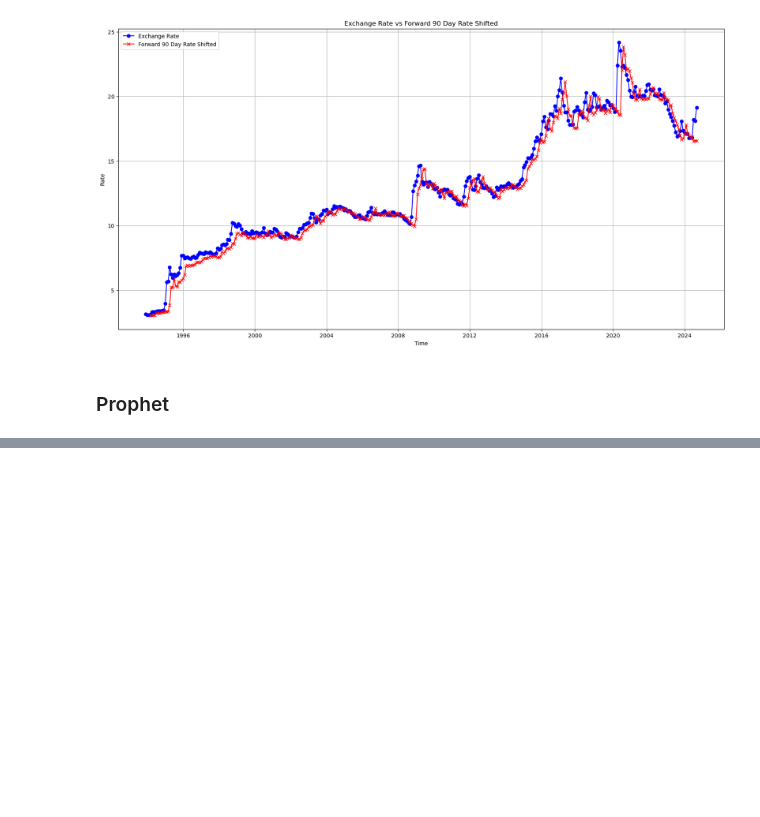
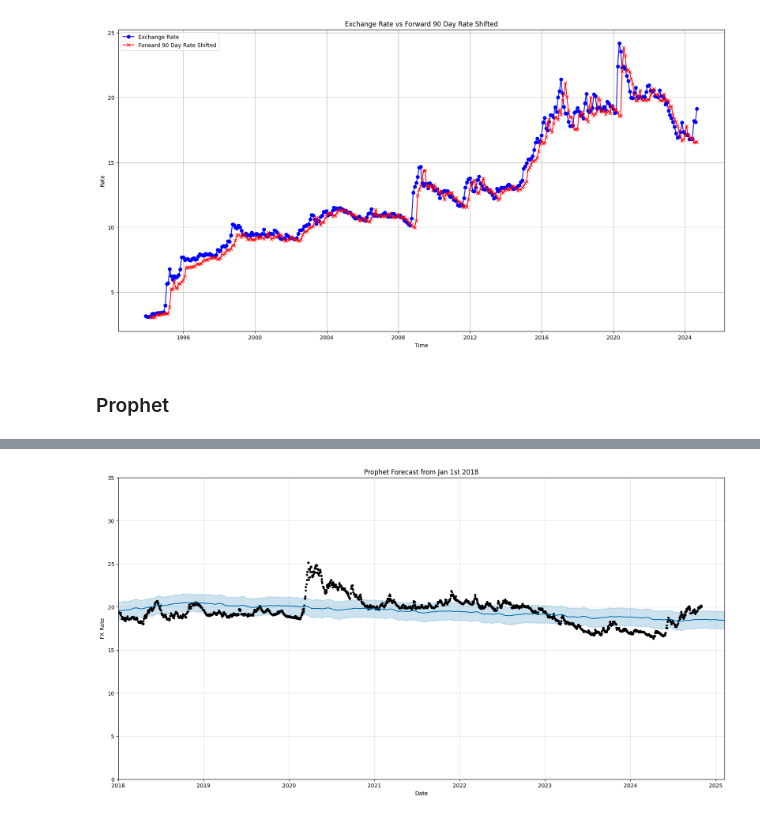
Before and after one commit to wrdhall3/fx-rate-project, a Jupyter notebook: retrieve_fx_data.ipynb, the cells around one changed output, grey strips where cells are left out. Saved outputs shown, nothing was run; the diff lists cells and outputs as text; code cells hidden in the pictures; blank space fills up the shorter version.

```diff
--- a/retrieve_fx_data.ipynb
+++ b/retrieve_fx_data.ipynb
@@ -514,0 +714,21 @@ plt.show()
+# %%
+#Create a chart with a 7 year history to see whether it could be used as one of our final charts
+
+#Create dataframe with data from begin Jan 2018
+filtered_forecast = forecast_trends[forecast_trends['ds'] >= '2018-01-01']
+
+start_date = mdates.datestr2num('2018-01-01')
+end_date = filtered_forecast['ds'].iloc[-1]
+
+fig, ax = plt.subplots(figsize=(20, 10))
+
+model.plot(filtered_forecast, ax=ax)
+
+ax.set_xlabel('Date')
+ax.set_ylabel('FX Rate')
+ax.set_title('Prophet Forecast from Jan 1st 2018')
+ax.set_xlim([start_date, end_date])
+ax.set_ylim(bottom=0, top=35)
+plt.show()
+# %% [output]
+[figure, added]
```
Also changed, not shown: parts of 35 cells of this notebook.
